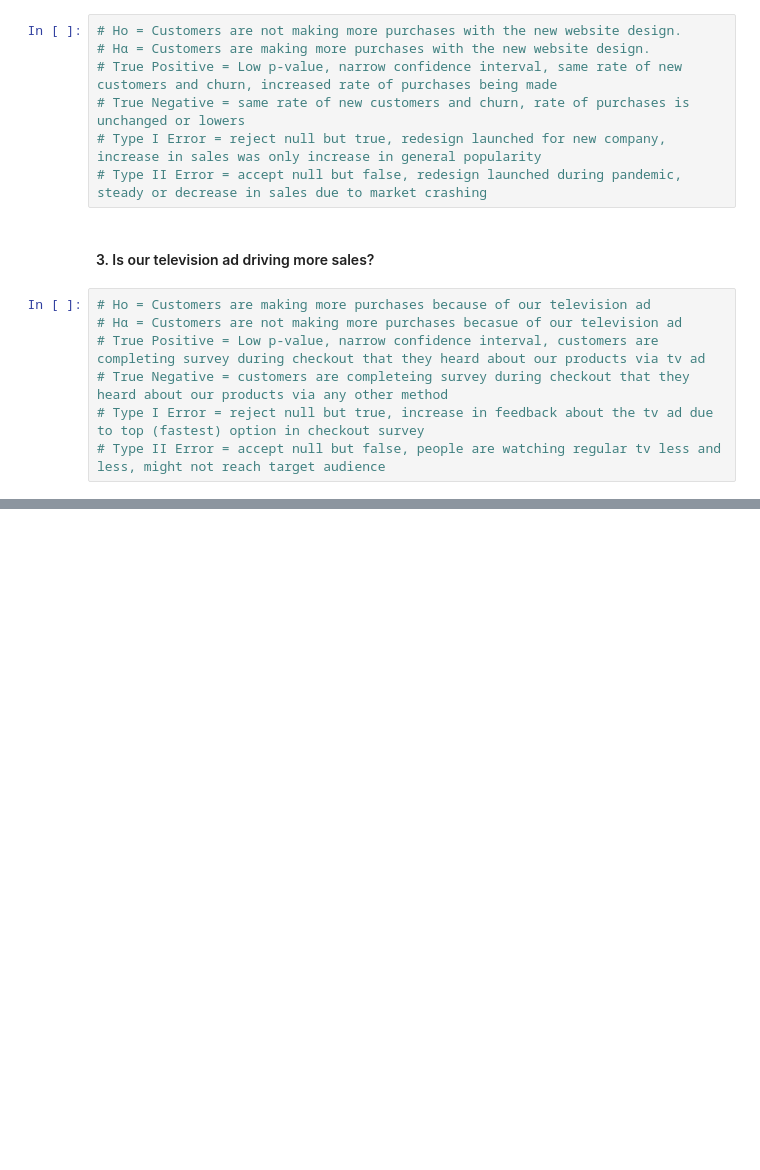
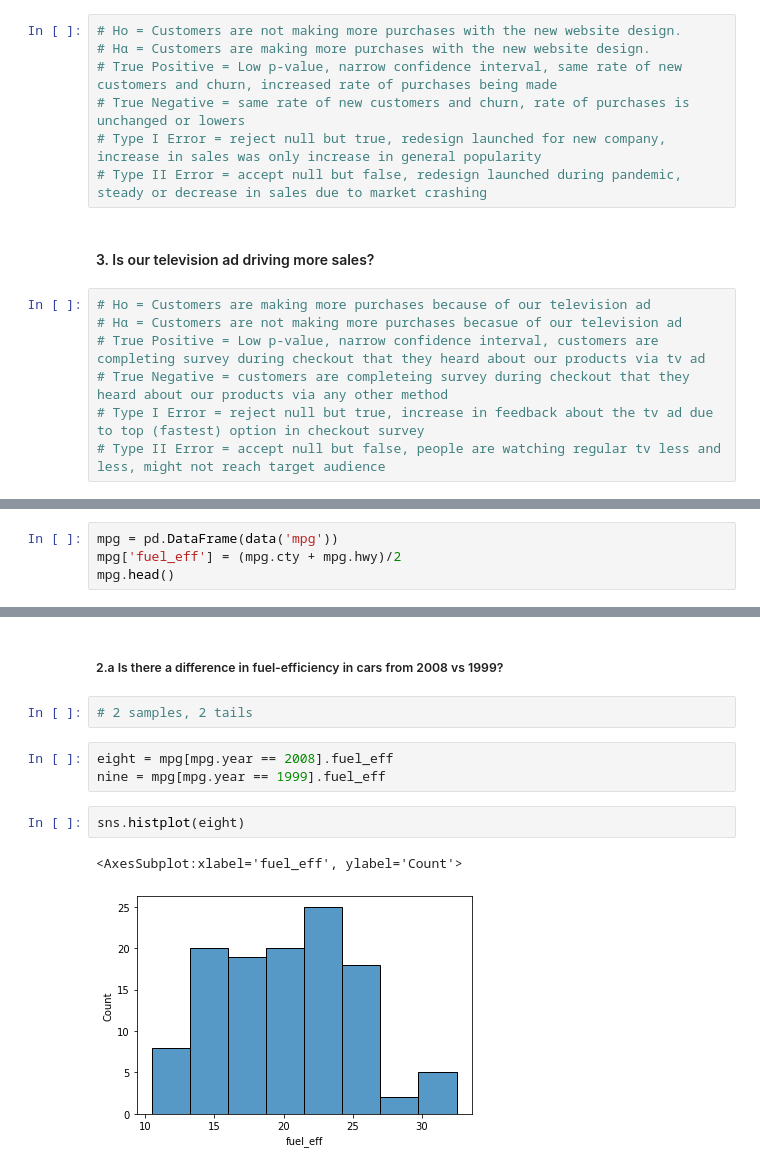
Before and after one commit to morgancross2/statistics-exercises, a Jupyter notebook: hypothesis_testing.ipynb, the cells around one changed output, grey strips where cells are left out. Cells and saved outputs as stored; diff of their text form; blank space fills up the shorter version.

```diff
--- a/hypothesis_testing.ipynb
+++ b/hypothesis_testing.ipynb
@@ -27,0 +97,4 @@
+# %%
+mpg = pd.DataFrame(data('mpg'))
+mpg['fuel_eff'] = (mpg.cty + mpg.hwy)/2
+mpg.head()
@@ -27,0 +108,12 @@
+# %% [markdown]
+##### 2.a Is there a difference in fuel-efficiency in cars from 2008 vs 1999?
+# %%
+# 2 samples, 2 tails
+# %%
+eight = mpg[mpg.year == 2008].fuel_eff
+nine = mpg[mpg.year == 1999].fuel_eff
+# %%
+sns.histplot(eight)
+# %% [output]
+<AxesSubplot:xlabel='fuel_eff', ylabel='Count'>
+[figure, added]
```
Also changed, not shown: parts of 43 cells of this notebook.
